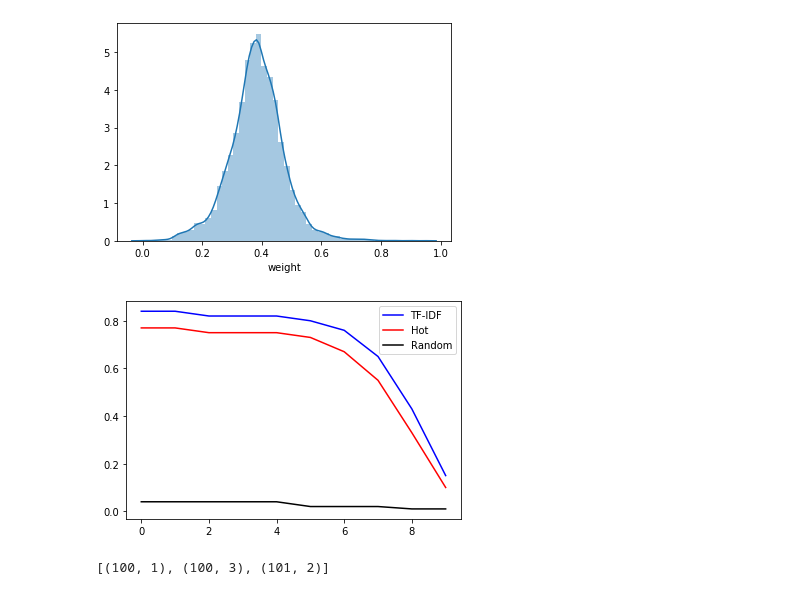
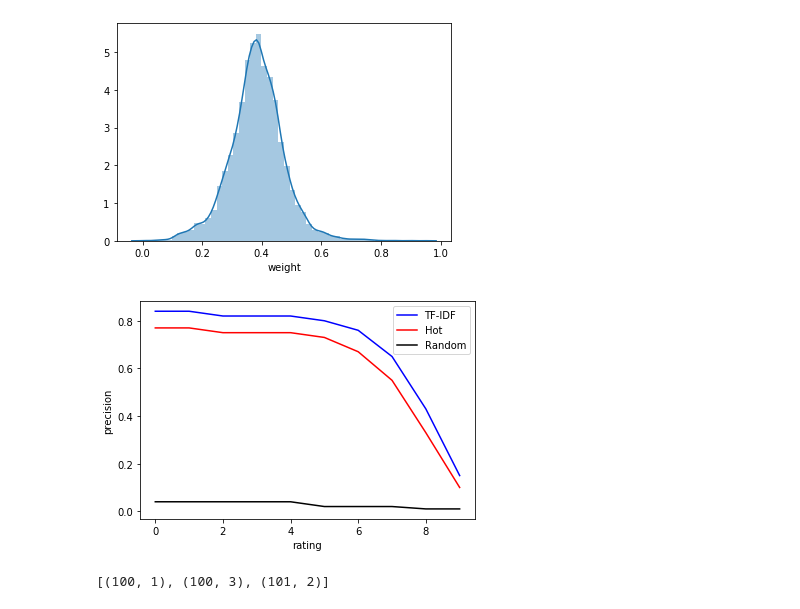
Before and after one commit to DruryXu/SCUthesis, a Jupyter notebook: data_analysis/data_analysis.ipynb, the cells around one changed output. Saved outputs shown, nothing was run; the diff lists cells and outputs as text; code cells hidden in the pictures.

```diff
--- a/data_analysis/data_analysis.ipynb
+++ b/data_analysis/data_analysis.ipynb
@@ -119,17 +121,19 @@ plt.show()
 # %%
 re = [0.8400000000000001, 0.8400000000000001, 0.8200000000000001, 0.8200000000000001, 0.8200000000000001, 0.8000000000000002, 0.76, 0.65, 0.43000000000000005, 0.15]
 ra = [0.04, 0.04, 0.04, 0.04, 0.04, 0.02, 0.02, 0.02, 0.01, 0.01]
 ho = [0.77, 0.77, 0.75, 0.75, 0.75, 0.73, 0.6699999999999999, 0.55, 0.32999999999999996, 0.09999999999999999]
 x = [i for i in range(10)]
 plt.figure()
 re, = plt.plot(x, re, color = 'blue')
 ho, = plt.plot(x, ho, color = 'red')
 ra, = plt.plot(x, ra, color = 'black')
 plt.legend([re, ho, ra], ["TF-IDF", "Hot", "Random"])
+plt.xlabel('rating')
+plt.ylabel('precision')
 plt.savefig("cold_start_precision.jpg")
 plt.show()
 # %% [output]
-[figure, old version]
+[figure, new version]
 # %%
 a = [(100, 1), (101, 2), (100, 3)]
 print(sorted(a, key = lambda x: (x[0], x[1])))
```
Also changed, not shown: parts of 2 cells of this notebook, 12 other files.
